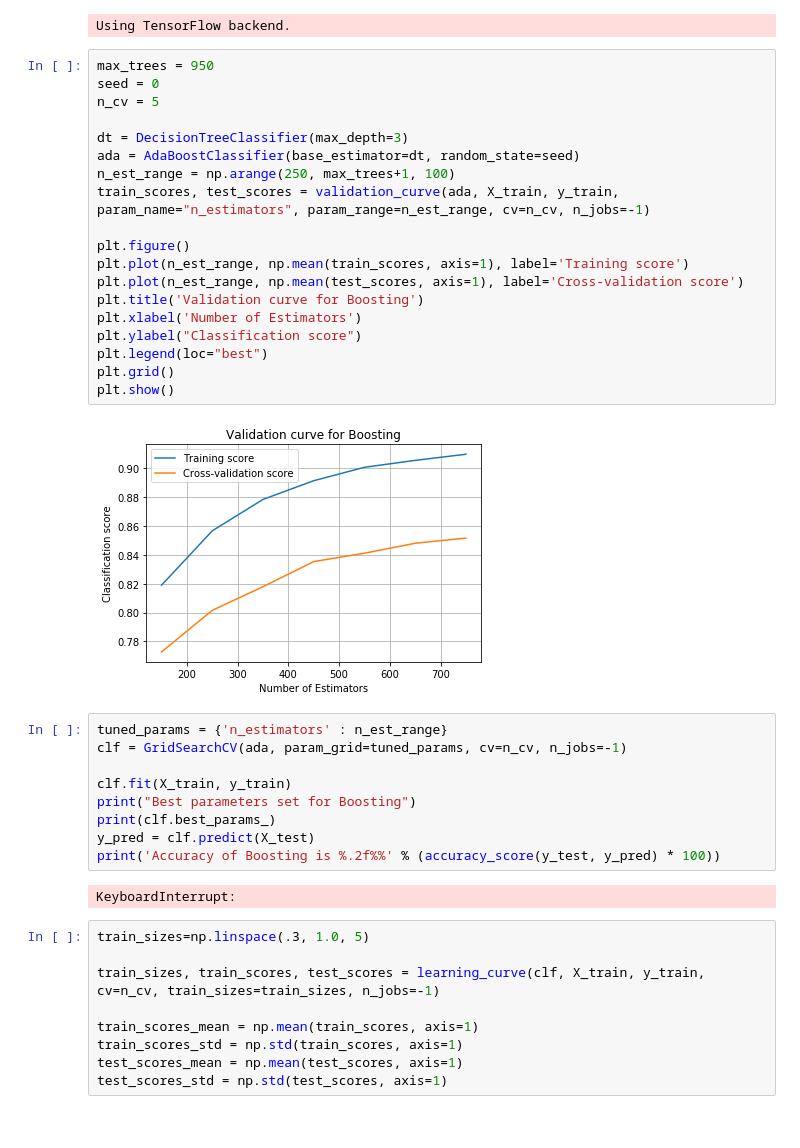
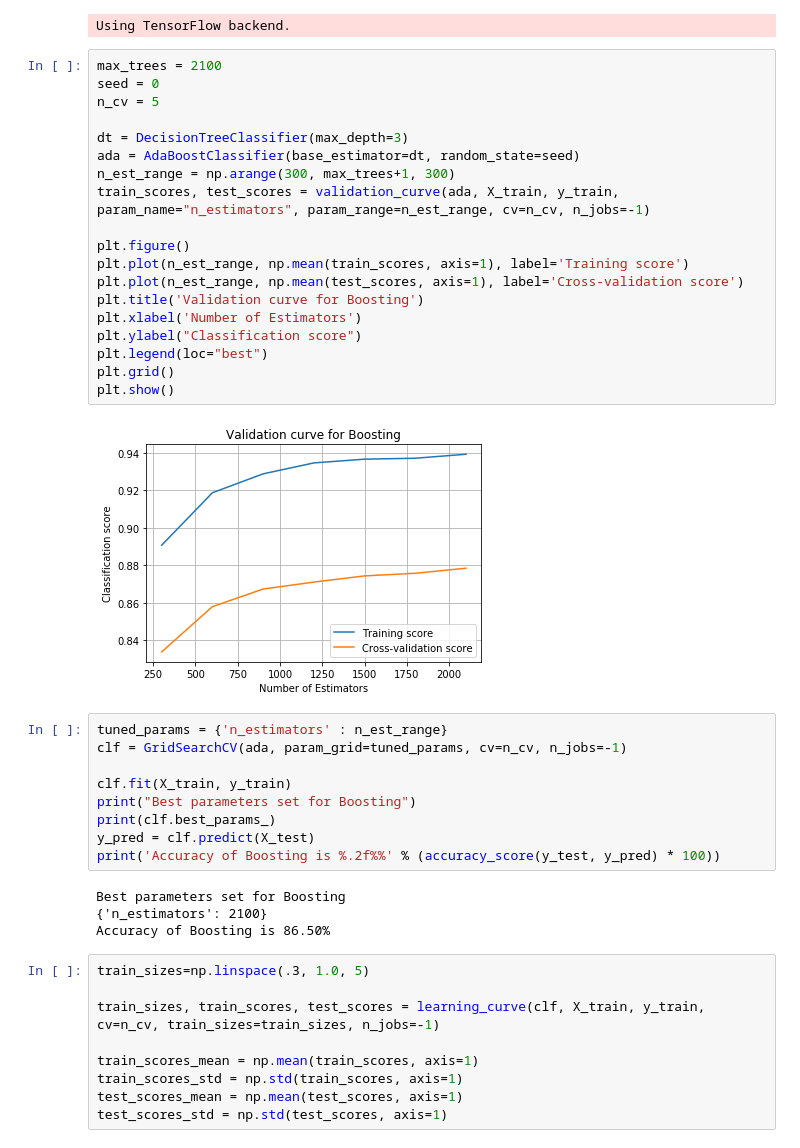
Before and after one commit to khushhallchandra/CS-7641, a Jupyter notebook: Assignment1/Boosting_mnist.ipynb, the cells around one changed output. Cells and saved outputs as stored; diff of their text form.

```diff
--- a/Assignment1/Boosting_mnist.ipynb
+++ b/Assignment1/Boosting_mnist.ipynb
@@ -43,26 +43,26 @@ X_test, y_test = X_test[idx_test], y_test[idx_test]
 # %% [output]
 Using TensorFlow backend.
 # %%
-max_trees = 950
+max_trees = 2100
 seed = 0
 n_cv = 5
 
 dt = DecisionTreeClassifier(max_depth=3)
 ada = AdaBoostClassifier(base_estimator=dt, random_state=seed)
-n_est_range = np.arange(250, max_trees+1, 100)
+n_est_range = np.arange(300, max_trees+1, 300)
 train_scores, test_scores = validation_curve(ada, X_train, y_train, param_name="n_estimators", param_range=n_est_range, cv=n_cv, n_jobs=-1)
 
 plt.figure()
 plt.plot(n_est_range, np.mean(train_scores, axis=1), label='Training score')
 plt.plot(n_est_range, np.mean(test_scores, axis=1), label='Cross-validation score')
 plt.title('Validation curve for Boosting')
 plt.xlabel('Number of Estimators')
 plt.ylabel("Classification score")
 plt.legend(loc="best")
 plt.grid()
 plt.show()
 # %% [output]
-[figure, old version]
+[figure, new version]
 # %%
 tuned_params = {'n_estimators' : n_est_range}
 clf = GridSearchCV(ada, param_grid=tuned_params, cv=n_cv, n_jobs=-1)
@@ -73,7 +73,9 @@ print(clf.best_params_)
 y_pred = clf.predict(X_test)
 print('Accuracy of Boosting is %.2f%%' % (accuracy_score(y_test, y_pred) * 100))
 # %% [output]
-KeyboardInterrupt:
+Best parameters set for Boosting
+{'n_estimators': 2100}
+Accuracy of Boosting is 86.50%
 # %%
 train_sizes=np.linspace(.3, 1.0, 5)
 
```
Also changed, not shown: parts of 4 cells of this notebook, 3 other files.
